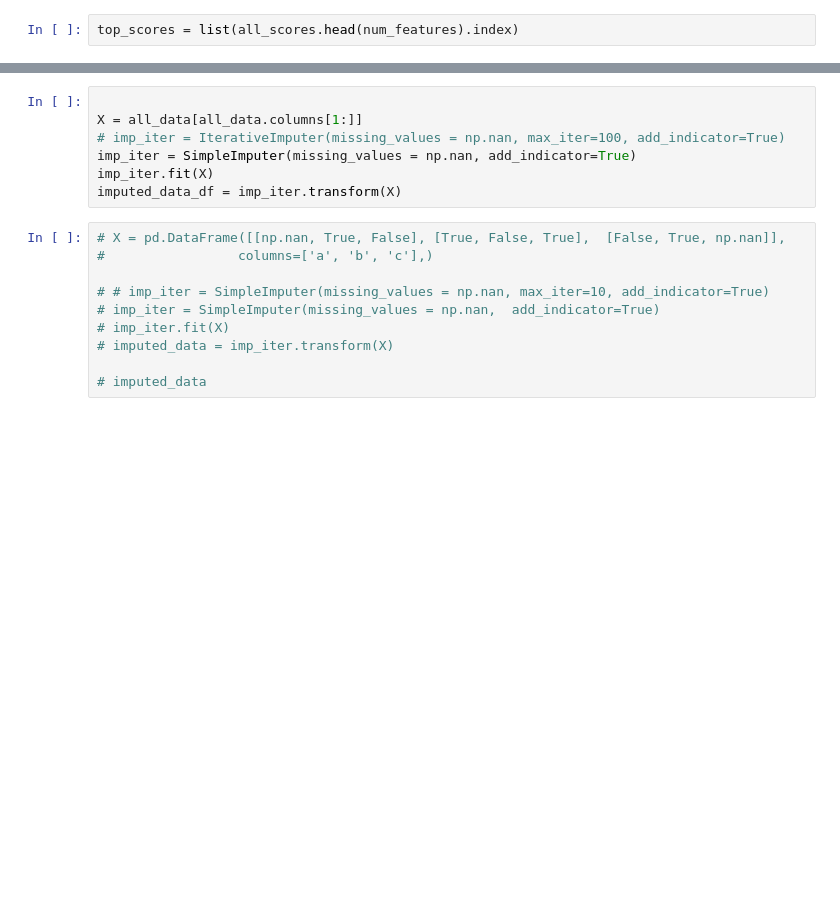
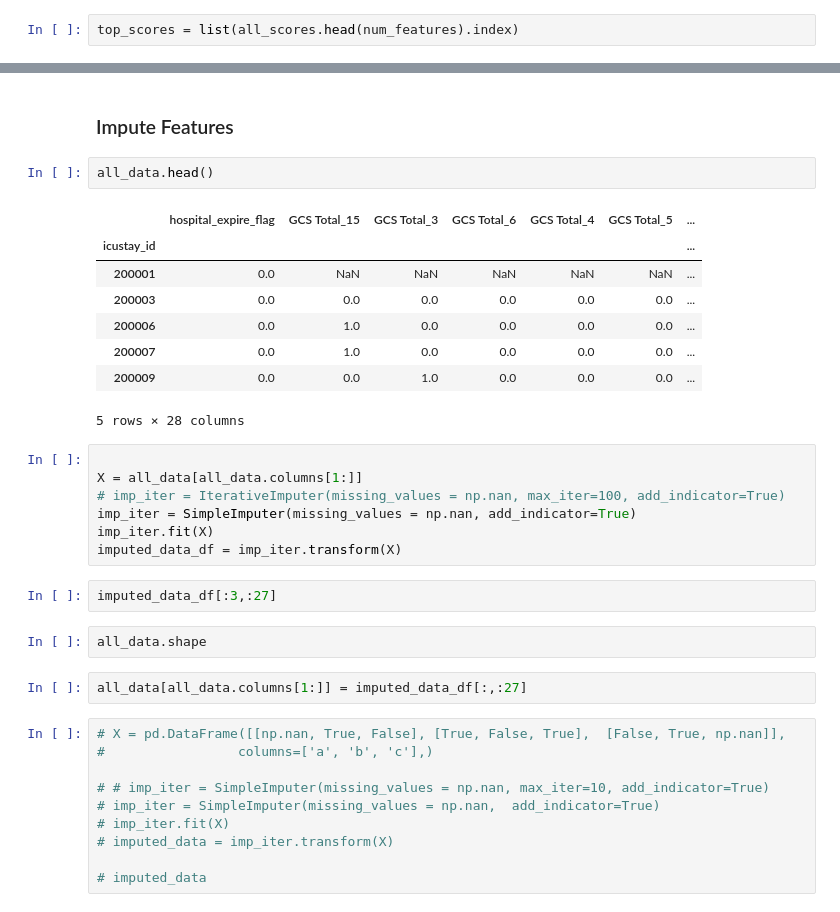
Before and after one commit to RJBeetel3/icu-data-exploration, a Jupyter notebook: icu_mortality_prediction/icu_mortality_prediction/notebooks/ICU_MORTALITY_FIRST24.ipynb, the cells around one changed output, grey strips where cells are left out. Drawn from its saved outputs; the diff is of its cells as text; blank space fills up the shorter version.

```diff
--- a/icu_mortality_prediction/icu_mortality_prediction/notebooks/ICU_MORTALITY_FIRST24.ipynb
+++ b/icu_mortality_prediction/icu_mortality_prediction/notebooks/ICU_MORTALITY_FIRST24.ipynb
@@ -134,3 +208,16 @@ display(all_data.shape)
+# %% [markdown]
+### Impute Features
+# %%
+all_data.head()
+# %% [output]
+|  | hospital_expire_flag | GCS Total_15 | GCS Total_3 | GCS Total_6 | GCS Total_4 | GCS Total_5 | ... |
+| icustay_id |  |  |  |  |  |  | ... |
+| 200001 | 0.0 | NaN | NaN | NaN | NaN | NaN | ... |
+| 200003 | 0.0 | 0.0 | 0.0 | 0.0 | 0.0 | 0.0 | ... |
+| 200006 | 0.0 | 1.0 | 0.0 | 0.0 | 0.0 | 0.0 | ... |
+| 200007 | 0.0 | 1.0 | 0.0 | 0.0 | 0.0 | 0.0 | ... |
+| 200009 | 0.0 | 0.0 | 1.0 | 0.0 | 0.0 | 0.0 | ... |
+5 rows × 28 columns
 # %%
 
 X = all_data[all_data.columns[1:]]
@@ -138,6 +225,12 @@ X = all_data[all_data.columns[1:]]
 imp_iter = SimpleImputer(missing_values = np.nan, add_indicator=True)
 imp_iter.fit(X)
 imputed_data_df = imp_iter.transform(X)
+# %%
+imputed_data_df[:3,:27]
+# %%
+all_data.shape
+# %%
+all_data[all_data.columns[1:]] = imputed_data_df[:,:27]
 # %%
 # X = pd.DataFrame([[np.nan, True, False], [True, False, True],  [False, True, np.nan]],
 #                 columns=['a', 'b', 'c'],)
```
Also changed, not shown: parts of 14 cells of this notebook.
